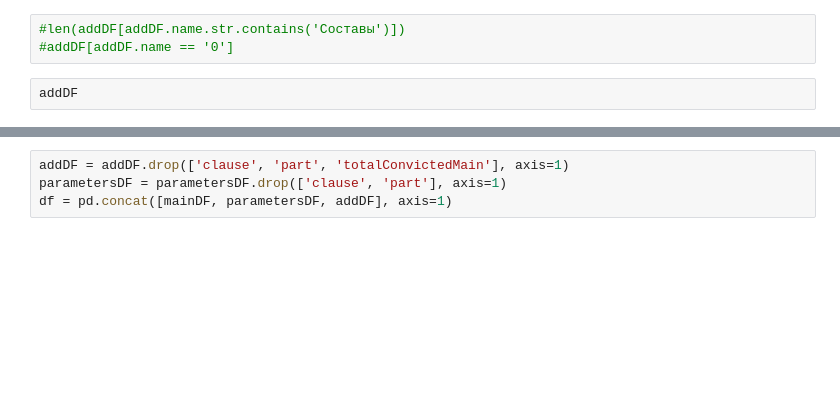
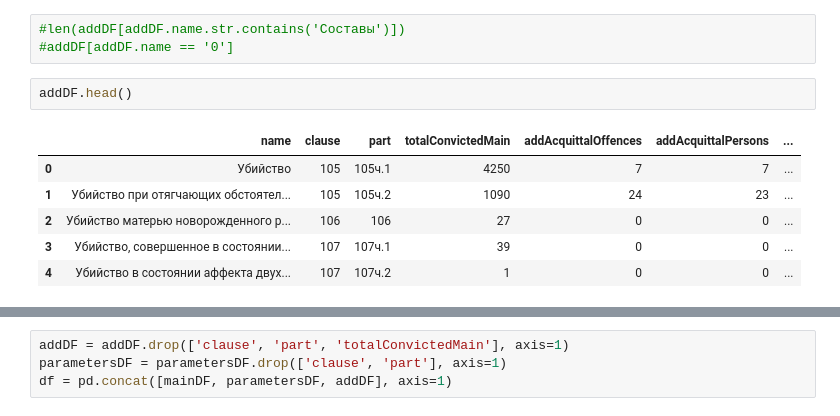
Before and after one commit to borovikova/dostoevsky-data, a Jupyter notebook: computational_essay_2022.ipynb, the cells around one changed output, grey strips where cells are left out. Saved outputs shown, nothing was run; the diff lists cells and outputs as text; blank space fills up the shorter version.

```diff
--- a/computational_essay_2022.ipynb
+++ b/computational_essay_2022.ipynb
@@ -555,7 +658,14 @@ addDF = sortTable(addDF)
 #len(addDF[addDF.name.str.contains('Составы')])
 #addDF[addDF.name == '0']
 # %%
-addDF
+addDF.head()
+# %% [output]
+|  | name | clause | part | totalConvictedMain | addAcquittalOffences | addAcquittalPersons | ... |
+| 0 | Убийство | 105 | 105ч.1 | 4250 | 7 | 7 | ... |
+| 1 | Убийство при отягчающих обстоятел... | 105 | 105ч.2 | 1090 | 24 | 23 | ... |
+| 2 | Убийство матерью новорожденного р... | 106 | 106 | 27 | 0 | 0 | ... |
+| 3 | Убийство, совершенное в состоянии... | 107 | 107ч.1 | 39 | 0 | 0 | ... |
+| 4 | Убийство в состоянии аффекта двух... | 107 | 107ч.2 | 1 | 0 | 0 | ... |
 # %%
 checkTablesLen(mainDF, addDF, parametersDF)
 checkTablesLen(mainDF, addDF)
```
Also changed, not shown: parts of 12 cells of this notebook, 1 other file.
